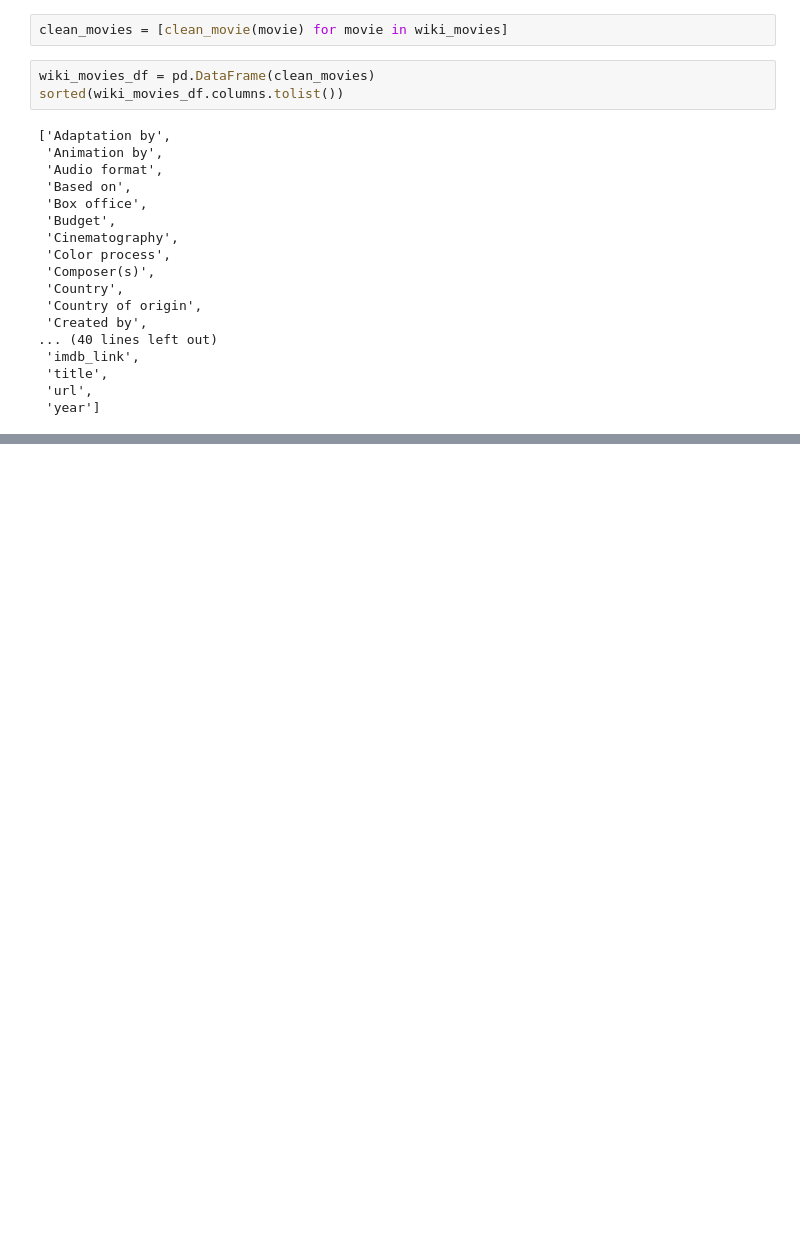
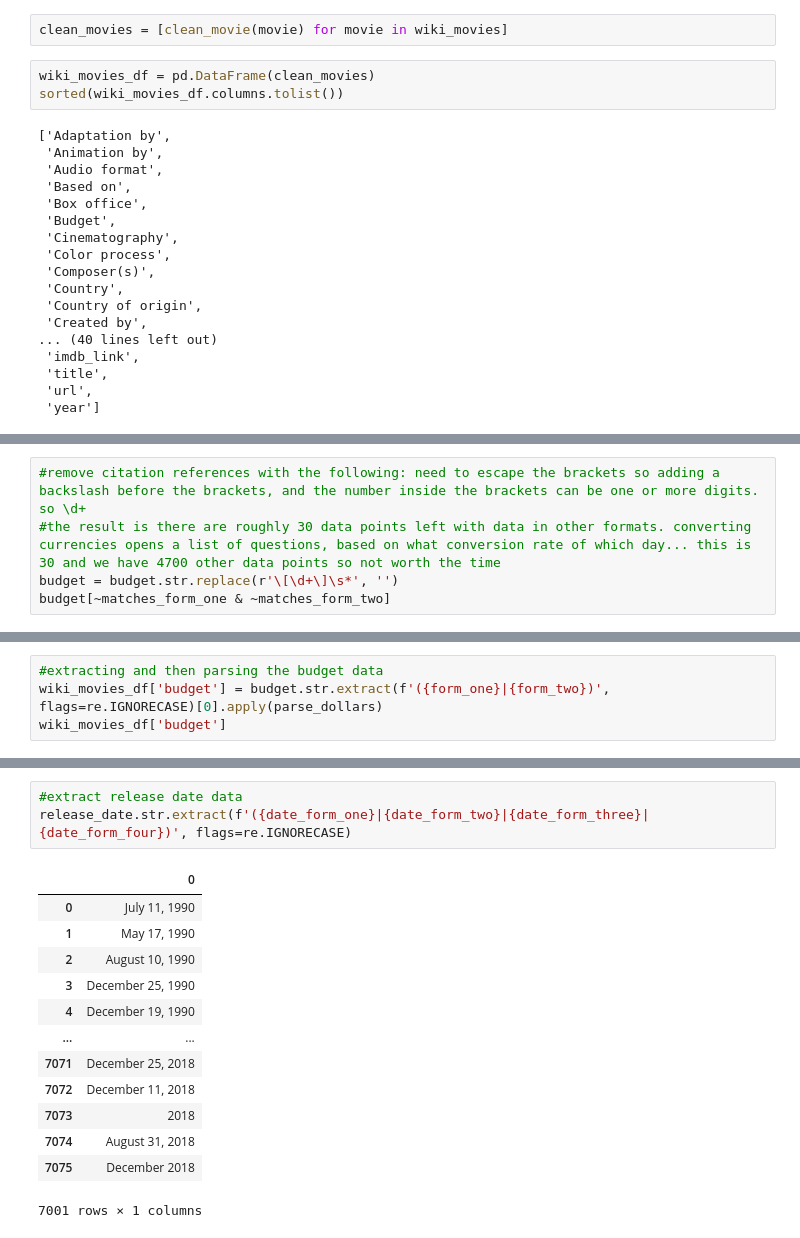
Before and after one commit to Terez18/Movies-ETL, a Jupyter notebook: ETL.ipynb, the cells around one changed output, grey strips where cells are left out. Cells and saved outputs as stored; diff of their text form; blank space fills up the shorter version.

```diff
--- a/ETL.ipynb
+++ b/ETL.ipynb
@@ -291,0 +701,5 @@ sorted(wiki_movies_df.columns.tolist())
+# %%
+#remove citation references with the following: need to escape the brackets so adding a backslash before the brackets, and the number inside the brackets can be one or more digits. so \d+
+#the result is there are roughly 30 data points left with data in other formats. converting currencies opens a list of questions, based on what conversion rate of which day... this is 30 and we have 4700 other data points so not worth the time
+budget = budget.str.replace(r'\[\d+\]\s*', '')
+budget[~matches_form_one & ~matches_form_two]
@@ -291,0 +724,4 @@ sorted(wiki_movies_df.columns.tolist())
+# %%
+#extracting and then parsing the budget data
+wiki_movies_df['budget'] = budget.str.extract(f'({form_one}|{form_two})', flags=re.IGNORECASE)[0].apply(parse_dollars)
+wiki_movies_df['budget']
@@ -291,0 +756,17 @@ sorted(wiki_movies_df.columns.tolist())
+# %%
+#extract release date data
+release_date.str.extract(f'({date_form_one}|{date_form_two}|{date_form_three}|{date_form_four})', flags=re.IGNORECASE)
+# %% [output]
+|  | 0 |
+| 0 | July 11, 1990 |
+| 1 | May 17, 1990 |
+| 2 | August 10, 1990 |
+| 3 | December 25, 1990 |
+| 4 | December 19, 1990 |
+| ... | ... |
+| 7071 | December 25, 2018 |
+| 7072 | December 11, 2018 |
+| 7073 | 2018 |
+| 7074 | August 31, 2018 |
+| 7075 | December 2018 |
+7001 rows × 1 columns
```
Also changed, not shown: parts of 52 cells of this notebook.
